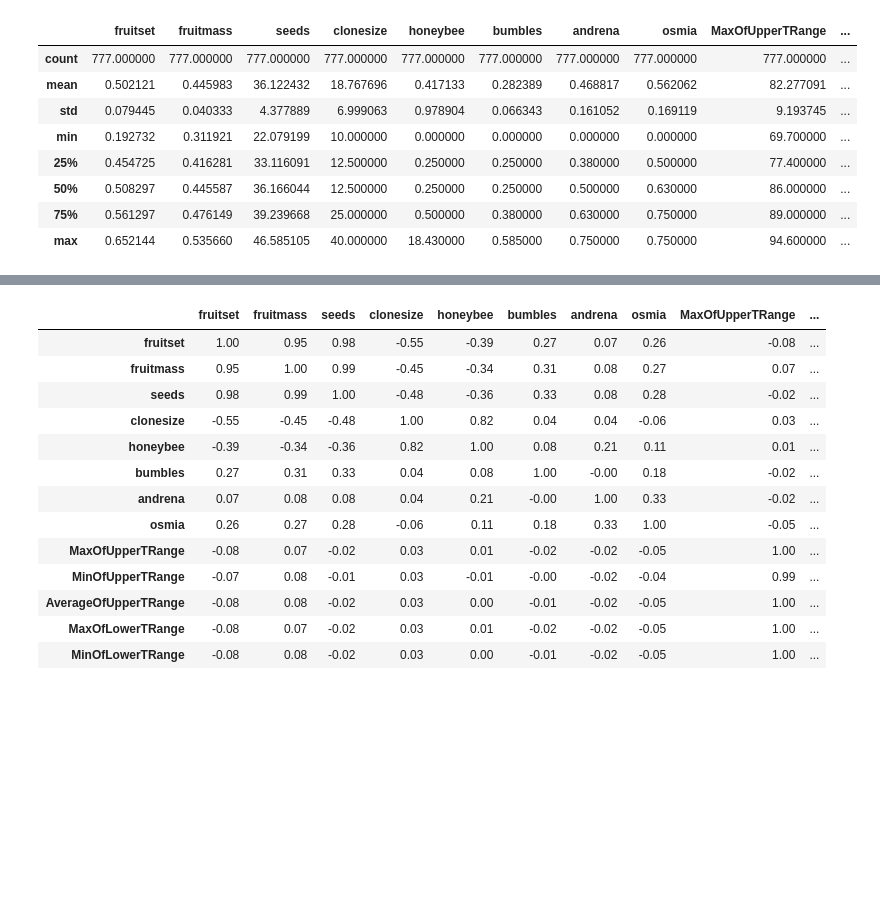
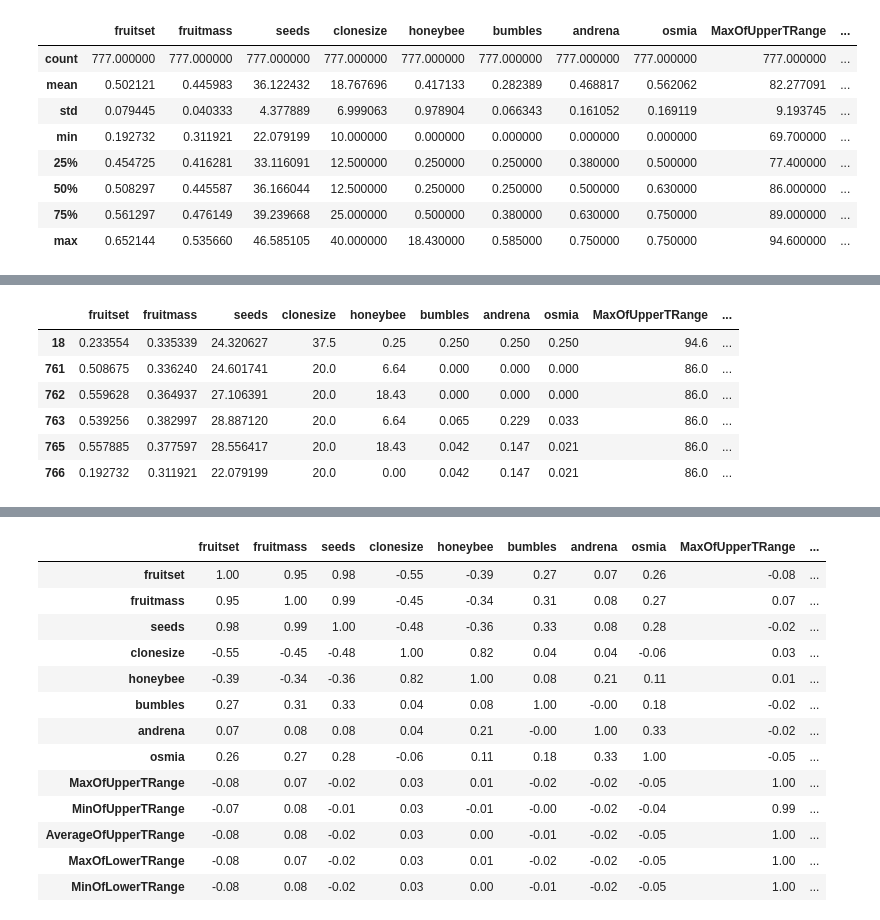
Before and after one commit to matveyyaros/Project-activities-case-9, a Jupyter notebook: notebooks/praktika.ipynb, the cells around one changed output, grey strips where cells are left out. Saved outputs shown, nothing was run; the diff lists cells and outputs as text; code cells hidden in the pictures; blank space fills up the shorter version.

```diff
--- a/notebooks/praktika.ipynb
+++ b/notebooks/praktika.ipynb
@@ -88,0 +178,10 @@ df_ready.describe()
+# %%
+df_ready[outlier_mask["yield"] | outlier_mask["honeybee"]]
+# %% [output]
+|  | fruitset | fruitmass | seeds | clonesize | honeybee | bumbles | andrena | osmia | MaxOfUpperTRange | ... |
+| 18 | 0.233554 | 0.335339 | 24.320627 | 37.5 | 0.25 | 0.250 | 0.250 | 0.250 | 94.6 | ... |
+| 761 | 0.508675 | 0.336240 | 24.601741 | 20.0 | 6.64 | 0.000 | 0.000 | 0.000 | 86.0 | ... |
+| 762 | 0.559628 | 0.364937 | 27.106391 | 20.0 | 18.43 | 0.000 | 0.000 | 0.000 | 86.0 | ... |
+| 763 | 0.539256 | 0.382997 | 28.887120 | 20.0 | 6.64 | 0.065 | 0.229 | 0.033 | 86.0 | ... |
+| 765 | 0.557885 | 0.377597 | 28.556417 | 20.0 | 18.43 | 0.042 | 0.147 | 0.021 | 86.0 | ... |
+| 766 | 0.192732 | 0.311921 | 22.079199 | 20.0 | 0.00 | 0.042 | 0.147 | 0.021 | 86.0 | ... |
```
Also changed, not shown: parts of 16 cells of this notebook.
